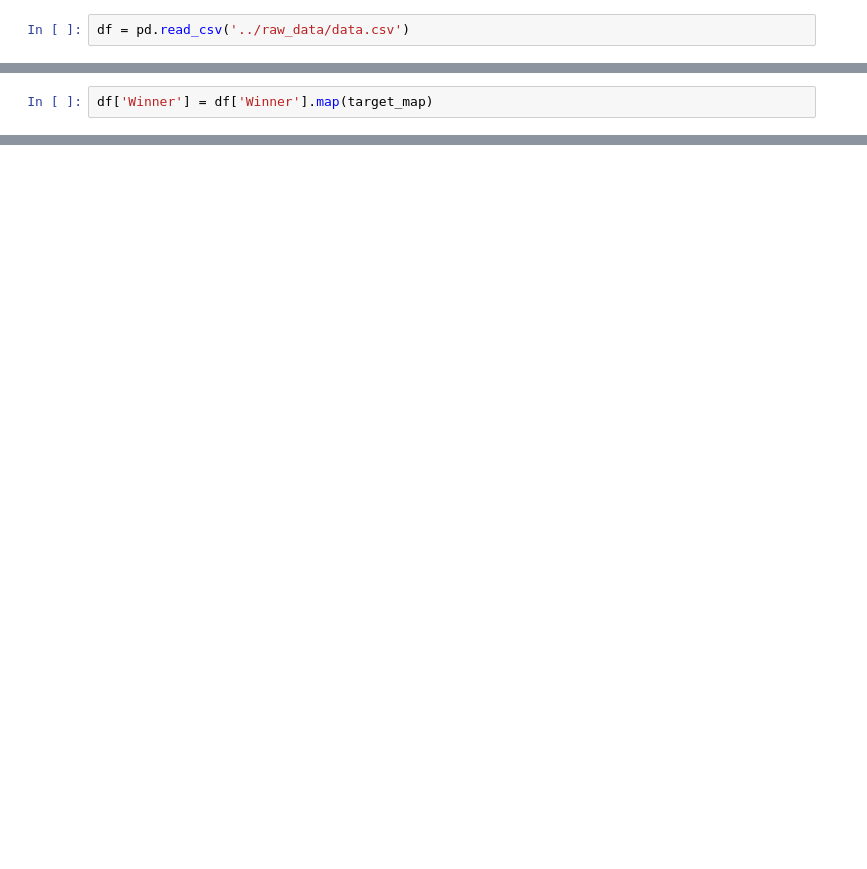
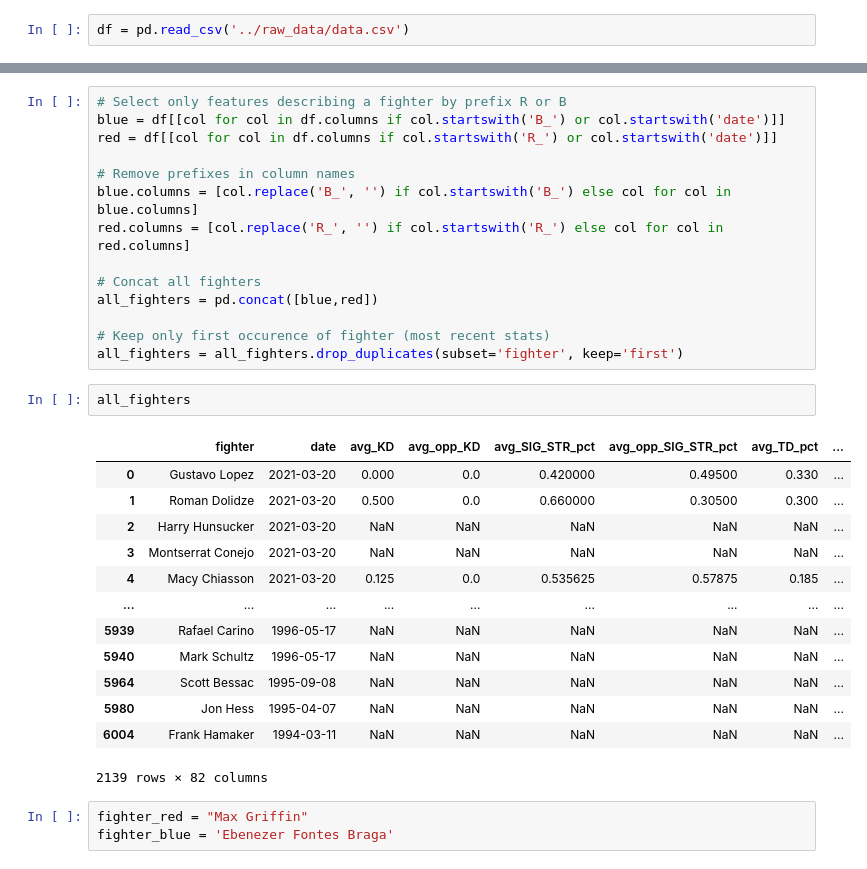
Before and after one commit to tiencuong8888/ufc_combatiq, a Jupyter notebook: notebooks/cg_data_exploration.ipynb, the cells around one changed output, grey strips where cells are left out. Saved outputs shown, nothing was run; the diff lists cells and outputs as text; blank space fills up the shorter version.

```diff
--- a/notebooks/cg_data_exploration.ipynb
+++ b/notebooks/cg_data_exploration.ipynb
@@ -21,2 +24,0 @@ target_map = {
-# %%
-df['Winner'] = df['Winner'].map(target_map)
@@ -37,0 +25,33 @@ Name: Winner, Length: 6012, dtype: float64
+# %%
+# Select only features describing a fighter by prefix R or B
+blue = df[[col for col in df.columns if col.startswith('B_') or col.startswith('date')]]
+red = df[[col for col in df.columns if col.startswith('R_') or col.startswith('date')]]
+
+# Remove prefixes in column names
+blue.columns = [col.replace('B_', '') if col.startswith('B_') else col for col in blue.columns]
+red.columns = [col.replace('R_', '') if col.startswith('R_') else col for col in red.columns]
+
+# Concat all fighters
+all_fighters = pd.concat([blue,red])
+
+# Keep only first occurence of fighter (most recent stats)
+all_fighters = all_fighters.drop_duplicates(subset='fighter', keep='first')
+# %%
+all_fighters
+# %% [output]
+|  | fighter | date | avg_KD | avg_opp_KD | avg_SIG_STR_pct | avg_opp_SIG_STR_pct | avg_TD_pct | ... |
+| 0 | Gustavo Lopez | 2021-03-20 | 0.000 | 0.0 | 0.420000 | 0.49500 | 0.330 | ... |
+| 1 | Roman Dolidze | 2021-03-20 | 0.500 | 0.0 | 0.660000 | 0.30500 | 0.300 | ... |
+| 2 | Harry Hunsucker | 2021-03-20 | NaN | NaN | NaN | NaN | NaN | ... |
+| 3 | Montserrat Conejo | 2021-03-20 | NaN | NaN | NaN | NaN | NaN | ... |
+| 4 | Macy Chiasson | 2021-03-20 | 0.125 | 0.0 | 0.535625 | 0.57875 | 0.185 | ... |
+| ... | ... | ... | ... | ... | ... | ... | ... | ... |
+| 5939 | Rafael Carino | 1996-05-17 | NaN | NaN | NaN | NaN | NaN | ... |
+| 5940 | Mark Schultz | 1996-05-17 | NaN | NaN | NaN | NaN | NaN | ... |
+| 5964 | Scott Bessac | 1995-09-08 | NaN | NaN | NaN | NaN | NaN | ... |
+| 5980 | Jon Hess | 1995-04-07 | NaN | NaN | NaN | NaN | NaN | ... |
+| 6004 | Frank Hamaker | 1994-03-11 | NaN | NaN | NaN | NaN | NaN | ... |
+2139 rows × 82 columns
+# %%
+fighter_red = "Max Griffin"
+fighter_blue = 'Ebenezer Fontes Braga'
```
Also changed, not shown: parts of 7 cells of this notebook, 27 other files.
